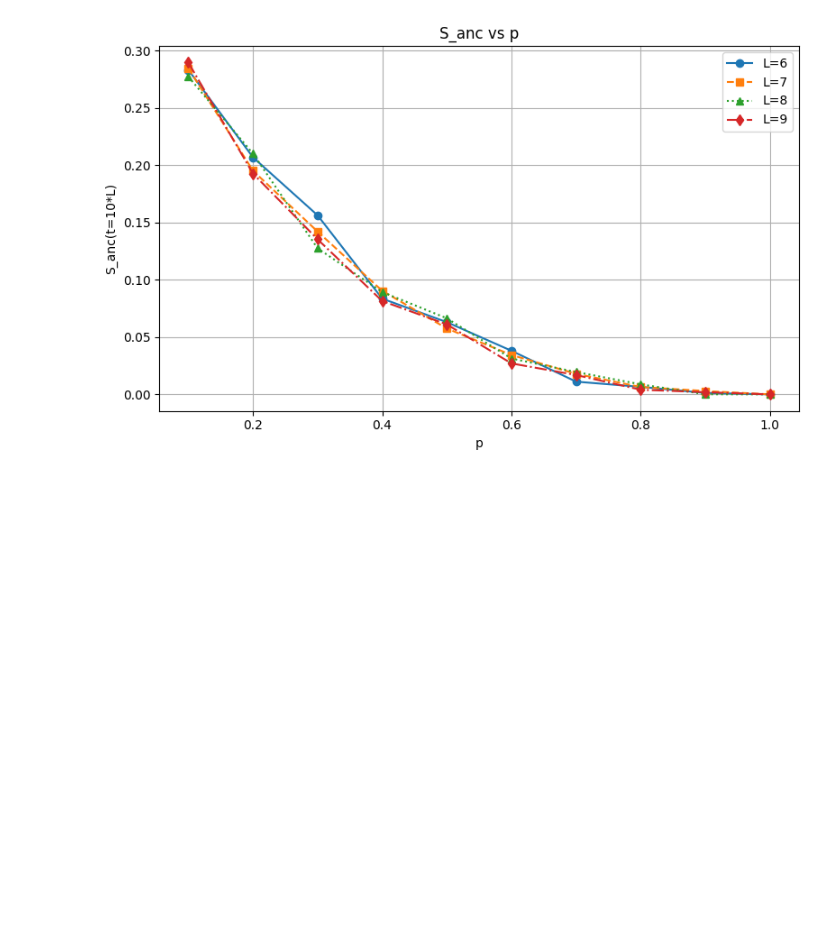
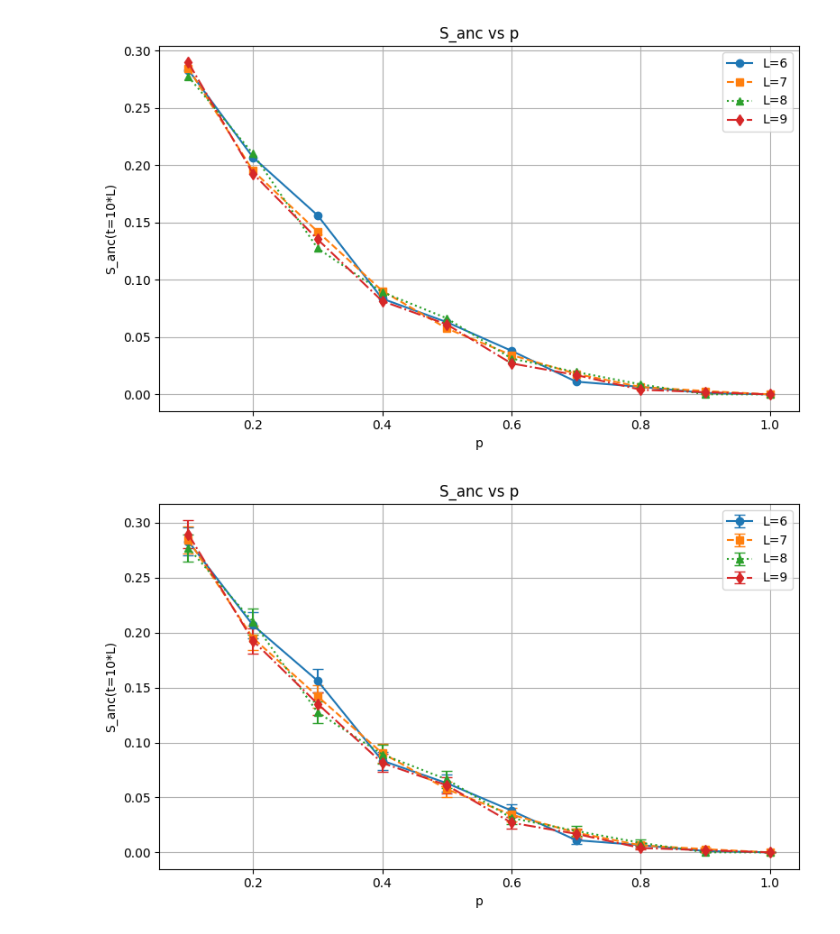
Before and after one commit to uditvarma/s3, a Jupyter notebook: s3_circuit_anc_data.ipynb, the cells around one changed output. Saved outputs shown, nothing was run; the diff lists cells and outputs as text; code cells hidden in the pictures; blank space fills up the shorter version.

```diff
--- a/s3_circuit_anc_data.ipynb
+++ b/s3_circuit_anc_data.ipynb
@@ -30,7 +30,7 @@ def average_data(L, T, dt, p, d, shot, time_slice):
 for L in [6,7,8,9]:
     for T in [10.0*L]:
         for p in [0.0, 0.1, 0.2, 0.3, 0.4, 0.5, 0.6, 0.7, 0.8, 0.9, 1.0]:
-            for d in ["Z"]:
+            for d in ["Z2"]:
                 for dt in[1.0]:
                     average_data(L,T,dt,p,d,500,10*L)
 # %%
@@ -378,3 +423,57 @@ plt.tight_layout()
 # plt.savefig('I3T_p_Z.png')
 # %% [output]
 [figure]
+# %%
+import numpy as np
+import matplotlib.pyplot as plt
+import os
+
+# Parameters
+L_list = [6, 7, 8, 9]  # You can add more Ls here
+x = [0.1, 0.2, 0.3, 0.4, 0.5, 0.6, 0.7, 0.8, 0.9, 1.0]
+base_path = '/Users/uditvarma/Documents/s3_data/mean_anc_c'
+filename_template_mean = 'timeT_points_L{}.npy'
+filename_template_var = 'timeT_points_L_var{}.npy'
+
+# Plot setup
+plt.figure(figsize=(8, 5))
+linestyles = ['-', '--', ':', '-.']
+markers = ['o', 's', '^', 'd']
+
+for idx, L in enumerate(L_list):
+    # Load mean
+    file_path_mean = os.path.join(base_path, filename_template_mean.format(L))
+    mean_data = np.load(file_path_mean)
+
+    # Load variance
+    file_path_var = os.path.join(base_path, filename_template_var.format(L))
+    var_data = np.load(file_path_var)
+
+    # Compute std dev from variance
+    std_data = np.sqrt(var_data)
+
+    # Match data length with x values (your original code slices from 1:11)
+    y = mean_data[1:11]
+    yerr = std_data[1:11]/np.sqrt(500)
+    x_vals = x[:len(y)]
+
+    # Plot with error bars
+    plt.errorbar(x_vals, y, yerr=yerr,
+                 marker=markers[idx % len(markers)],
+                 linestyle=linestyles[idx % len(linestyles)],
+                 capsize=4,  # adds small horizontal caps on error bars
+                 label=f'L={L}')
+
+# Labels and saving
+plt.title('S_anc vs p')
+plt.xlabel('p')
+plt.ylabel('S_anc(t=10*L)')
+plt.grid(True)
+plt.legend()
+plt.tight_layout()
+# plt.savefig('S_hc_T12L_vs_p_s3.svg')
+# plt.savefig('I3T_p_Z.png')
+
+plt.show()
+# %% [output]
+[figure, added]
```
Also changed, not shown: parts of 9 cells of this notebook, 10 other files.
